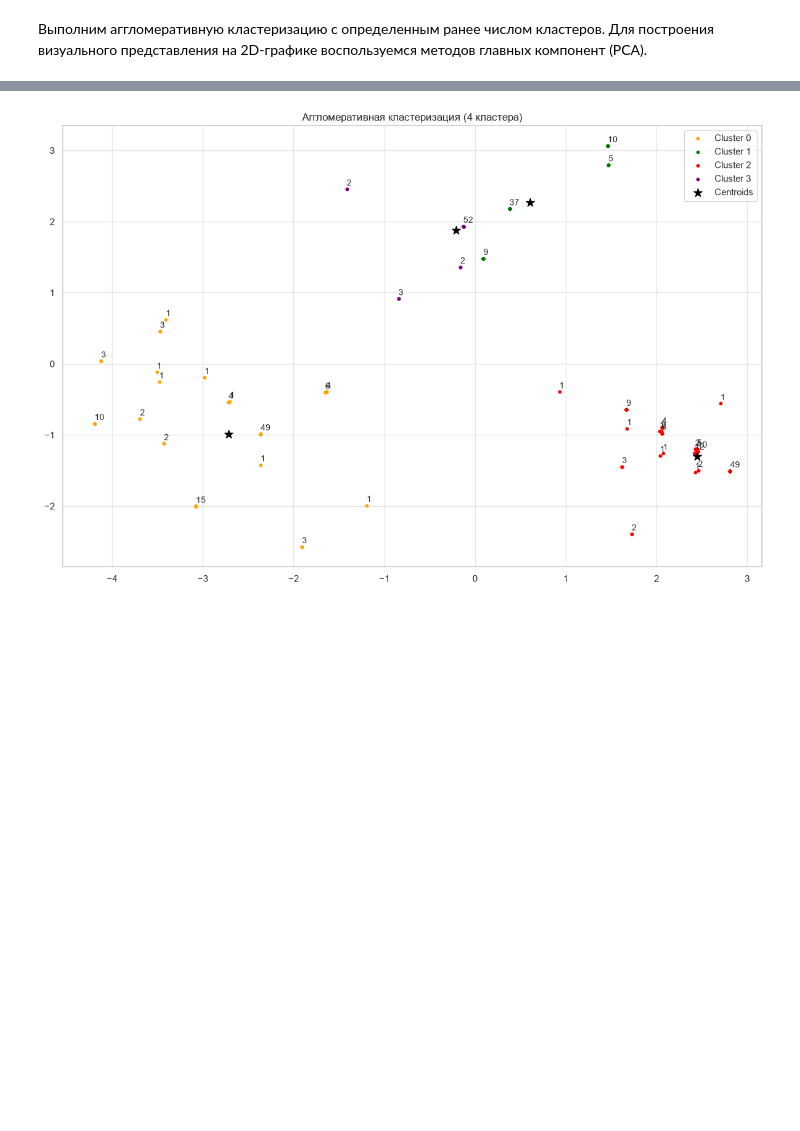
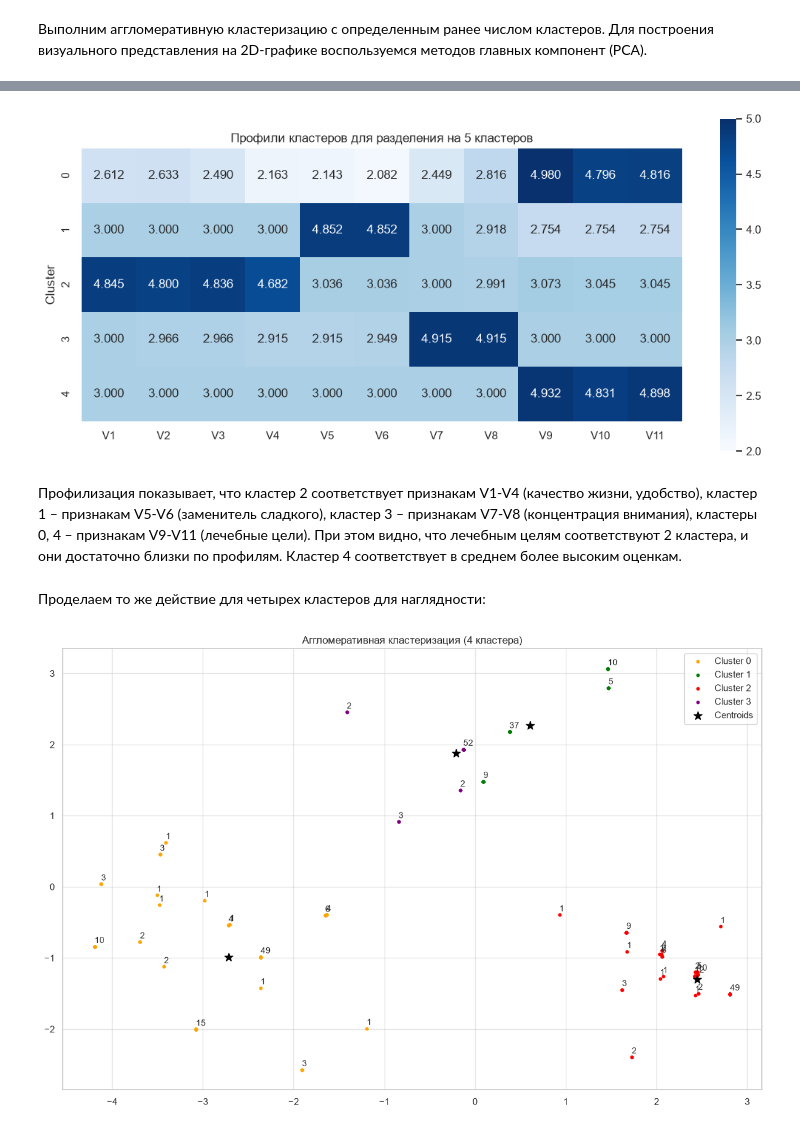
Before and after one commit to kkinzzza/data-analysis-labs, a Jupyter notebook: lab_1-3/lab_1-3.ipynb, the cells around one changed output, grey strips where cells are left out. Saved outputs shown, nothing was run; the diff lists cells and outputs as text; code cells hidden in the pictures; blank space fills up the shorter version.

Commit message:
add clusters profiles analysis

```diff
--- a/lab_1-3/lab_1-3.ipynb
+++ b/lab_1-3/lab_1-3.ipynb
@@ -299,0 +300,6 @@ plt.show()
+# %%
+data_clusters_agg5 = data.copy()
+data_clusters_agg5["Cluster"] = agg_pred
+clusters_agg5_profiles = data_clusters_agg5.groupby("Cluster").mean()
+
+clusters_agg5_profiles.round(3)
@@ -300,3 +314,26 @@ plt.show()
+# %%
+plt.figure(figsize=(11, 5))
+
+sns.heatmap(
+    clusters_agg5_profiles,
+    annot=True,
+    fmt='.3f',
+    cmap='Blues',
+    vmin=2,
+    vmax=5,
+    square=True
+)
+
+plt.title("Профили кластеров для разделения на 5 кластеров")
+plt.grid(True, alpha=0.5)
+plt.tight_layout()
+plt.show()
+# %% [output]
+[figure, added]
+# %% [markdown]
+Профилизация показывает, что кластер 2 соответствует признакам V1-V4 (качество жизни, удобство), кластер 1 – признакам V5-V6 (заменитель сладкого), кластер 3 – признакам V7-V8 (концентрация внимания), кластеры 0, 4 – признакам V9-V11 (лечебные цели). При этом видно, что лечебным целям соответствуют 2 кластера, и они достаточно близки по профилям. Кластер 4 соответствует в среднем более высоким оценкам.
+# %% [markdown]
+Проделаем то же действие для четырех кластеров для наглядности:
 # %%
 aggclust2 = AgglomerativeClustering(n_clusters=4, linkage="ward")
 agg_pred2 = aggclust2.fit_predict(data)
```
Also changed, not shown: parts of 26 cells of this notebook.
